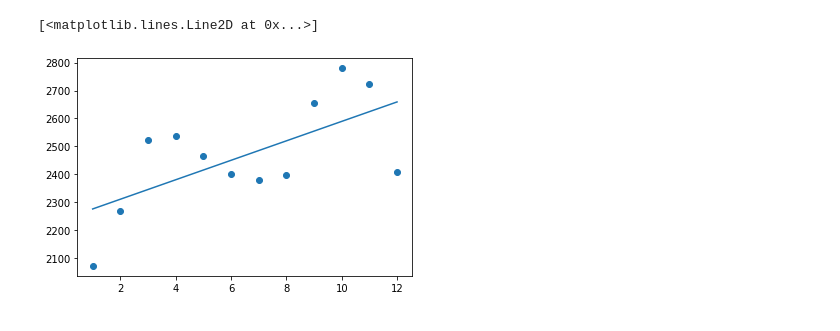
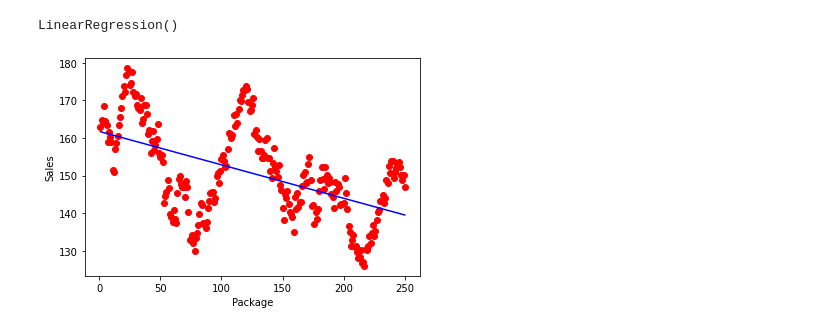
Before and after one commit to samrinniyas/Introduction-to-Data-Analytics, a Jupyter notebook: linear_regression.ipynb, the cells around one changed output. Drawn from its saved outputs; the diff is of its cells as text; code cells hidden in the pictures.

```diff
--- a/linear_regression.ipynb
+++ b/linear_regression.ipynb
@@ -50,0 +7,2 @@ array([2276.01282051, 2310.85897436, 2345.70512821, 2380.55128205,
+# %%
+df=pd.read_csv("APPLE.csv")
@@ -50,0 +25,2 @@ array([2276.01282051, 2310.85897436, 2345.70512821, 2380.55128205,
+# %%
+x=df.iloc[:, :-1].values
@@ -51,3 +47,5 @@ array([2276.01282051, 2310.85897436, 2345.70512821, 2380.55128205,
+# %%
+y = df.iloc[:, -1].values
 # %%
 y
 # %% [output]
@@ -57,0 +69,6 @@ import matplotlib.pyplot as plt
+# %%
+from sklearn.linear_model import LinearRegression
+regressor = LinearRegression()
+regressor.fit(x, y)
+# %% [output]
+LinearRegression()
@@ -58,6 +77,8 @@ import matplotlib.pyplot as plt
 # %%
-plt.scatter(x,y)
-plt.plot(x,ynew)
+plt.scatter(x, y, color = 'red')
+plt.plot(x, regressor.predict(x), color = 'blue')
+plt.xlabel('Package')
+plt.ylabel('Sales')
+plt.show()
 # %% [output]
-[<matplotlib.lines.Line2D at 0x...>]
-[figure, old version]
+[figure, new version]
```
Also changed, not shown: parts of 20 cells of this notebook.
